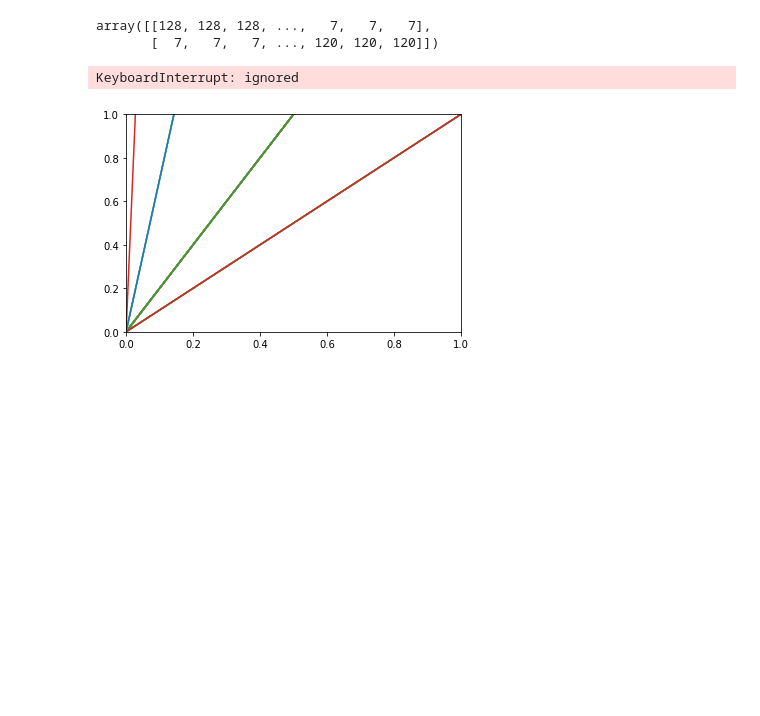
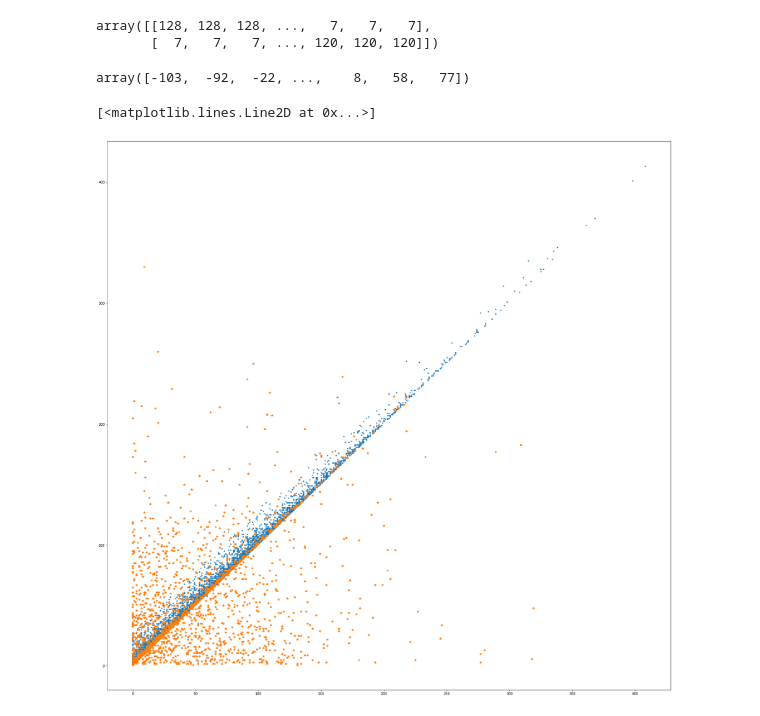
Before and after one commit to the-SQuAD-squad/QA, a Jupyter notebook: QA.ipynb, the cells around one changed output. Saved outputs shown, nothing was run; the diff lists cells and outputs as text; code cells hidden in the pictures; blank space fills up the shorter version.

Commit message:
add plot

```diff
--- a/QA.ipynb
+++ b/QA.ipynb
@@ -681,9 +668,14 @@ sampled=np.argmax(predictions, axis=-1)
 # %% [output]
 array([[128, 128, 128, ...,   7,   7,   7],
        [  7,   7,   7, ..., 120, 120, 120]])
-# %%
-import matplotlib.pyplot as plt
-plt.plot(sampled)
-# %% [output]
-KeyboardInterrupt: ignored
-[figure, removed]
+# %%
+np.stack(df_val['word_idx_answer'])[:,0] - sampled[0]
+# %% [output]
+array([-103,  -92,  -22, ...,    8,   58,   77])
+# %%
+plt.figure(figsize=(30,30))
+plt.plot(np.stack(df_val['word_idx_answer'])[:,0],np.stack(df_val['word_idx_answer'])[:,1], ".")
+plt.plot(sampled[0], sampled[1],"*")
+# %% [output]
+[<matplotlib.lines.Line2D at 0x...>]
+[figure, added]
```
Also changed, not shown: parts of 2 cells of this notebook.
